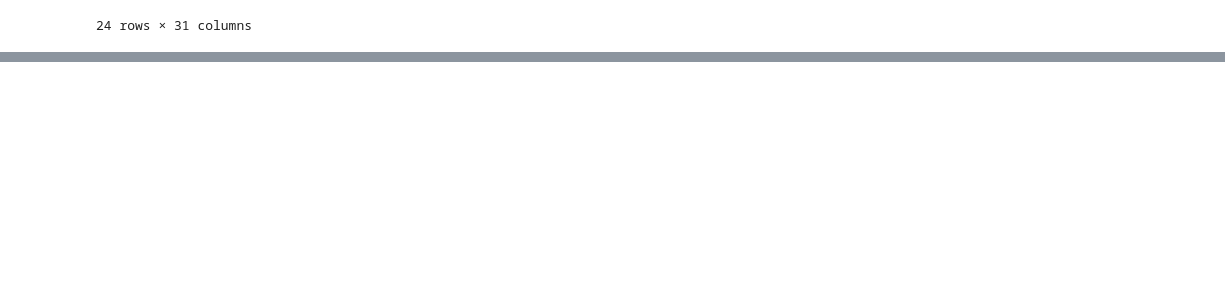
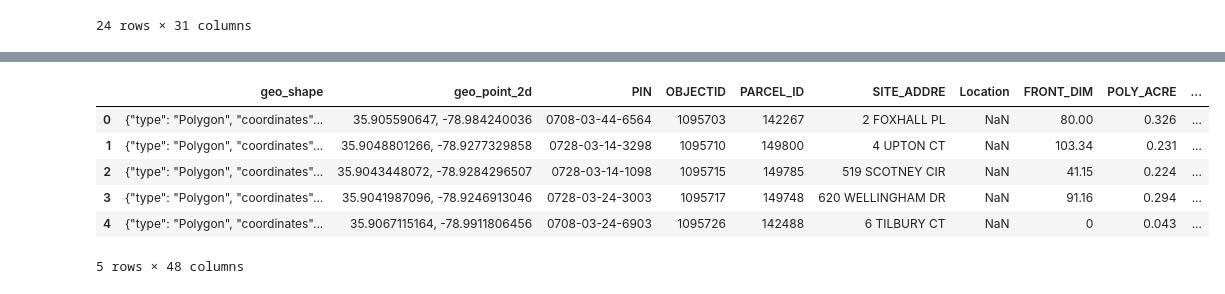
Before and after one commit to codefordurham/datahub-dw, a Jupyter notebook: permits/durham_bldgpermits.ipynb, the cells around one changed output, grey strips where cells are left out. Saved outputs shown, nothing was run; the diff lists cells and outputs as text; code cells hidden in the pictures; blank space fills up the shorter version.

Commit message:
Joined existing permit data to parcel data, created draft of a joined table, omitting many columns

```diff
--- a/permits/durham_bldgpermits.ipynb
+++ b/permits/durham_bldgpermits.ipynb
@@ -120,0 +175,12 @@ pending
+# %%
+parcelData = pd.read_csv('parcels.csv', sep=';', error_bad_lines=False, low_memory=False)
+# %%
+parcelData.head()
+# %% [output]
+|  | geo_shape | geo_point_2d | PIN | OBJECTID | PARCEL_ID | SITE_ADDRE | Location | FRONT_DIM | POLY_ACRE | ... |
+| 0 | {"type": "Polygon", "coordinates"... | 35.905590647, -78.984240036 | 0708-03-44-6564 | 1095703 | 142267 | 2 FOXHALL PL | NaN | 80.00 | 0.326 | ... |
+| 1 | {"type": "Polygon", "coordinates"... | 35.9048801266, -78.9277329858 | 0728-03-14-3298 | 1095710 | 149800 | 4 UPTON CT | NaN | 103.34 | 0.231 | ... |
+| 2 | {"type": "Polygon", "coordinates"... | 35.9043448072, -78.9284296507 | 0728-03-14-1098 | 1095715 | 149785 | 519 SCOTNEY CIR | NaN | 41.15 | 0.224 | ... |
+| 3 | {"type": "Polygon", "coordinates"... | 35.9041987096, -78.9246913046 | 0728-03-24-3003 | 1095717 | 149748 | 620 WELLINGHAM DR | NaN | 91.16 | 0.294 | ... |
+| 4 | {"type": "Polygon", "coordinates"... | 35.9067115164, -78.9911806456 | 0708-03-24-6903 | 1095726 | 142488 | 6 TILBURY CT | NaN | 0 | 0.043 | ... |
+5 rows × 48 columns
```
Also changed, not shown: parts of 17 cells of this notebook, 4 other files.
